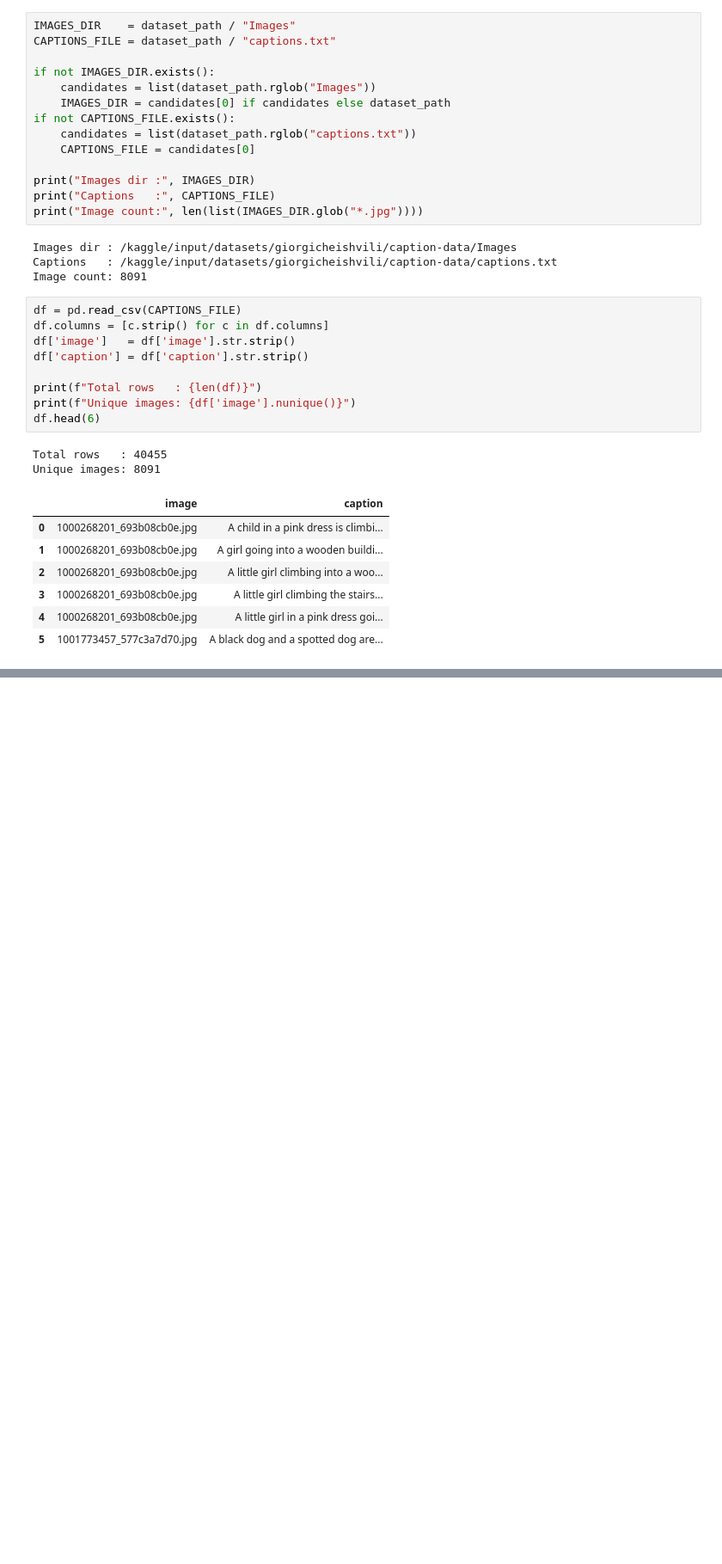
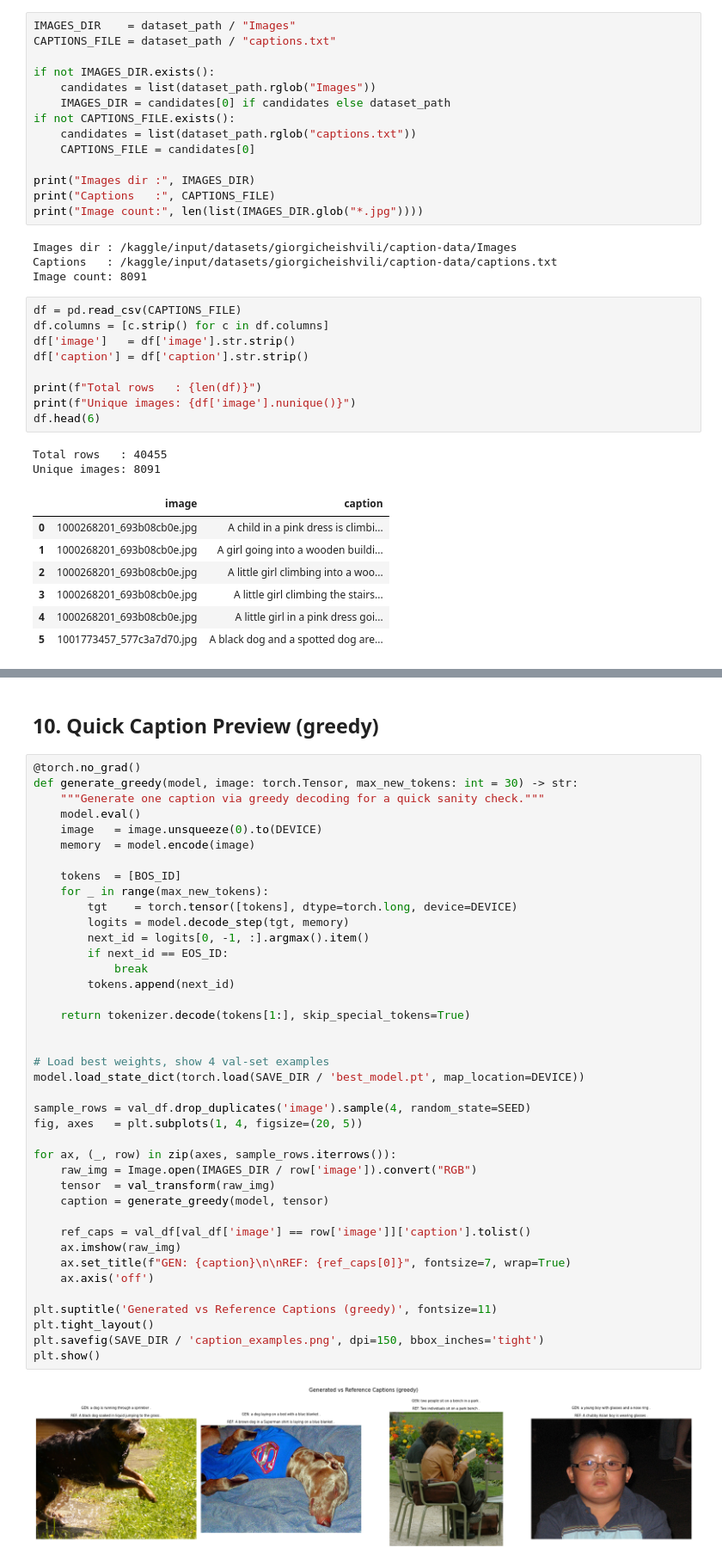
Before and after one commit to Reperi-toxi/Image-captioning, a Jupyter notebook: data-and-train.ipynb, the cells around one changed output, grey strips where cells are left out. Shown at 86% size. Drawn from its saved outputs; the diff is of its cells as text; blank space fills up the shorter version.

```diff
--- a/data-and-train.ipynb
+++ b/data-and-train.ipynb
@@ -720,0 +756,44 @@ All artifacts saved to: /kaggle/working
+# %% [markdown]
+## 10. Quick Caption Preview (greedy)
+# %%
+@torch.no_grad()
+def generate_greedy(model, image: torch.Tensor, max_new_tokens: int = 30) -> str:
+    """Generate one caption via greedy decoding for a quick sanity check."""
+    model.eval()
+    image   = image.unsqueeze(0).to(DEVICE)
+    memory  = model.encode(image)
+
+    tokens  = [BOS_ID]
+    for _ in range(max_new_tokens):
+        tgt    = torch.tensor([tokens], dtype=torch.long, device=DEVICE)
+        logits = model.decode_step(tgt, memory)
+        next_id = logits[0, -1, :].argmax().item()
+        if next_id == EOS_ID:
+            break
+        tokens.append(next_id)
+
+    return tokenizer.decode(tokens[1:], skip_special_tokens=True)
+
+
+# Load best weights, show 4 val-set examples
+model.load_state_dict(torch.load(SAVE_DIR / 'best_model.pt', map_location=DEVICE))
+
+sample_rows = val_df.drop_duplicates('image').sample(4, random_state=SEED)
+fig, axes   = plt.subplots(1, 4, figsize=(20, 5))
+
+for ax, (_, row) in zip(axes, sample_rows.iterrows()):
+    raw_img = Image.open(IMAGES_DIR / row['image']).convert("RGB")
+    tensor  = val_transform(raw_img)
+    caption = generate_greedy(model, tensor)
+
+    ref_caps = val_df[val_df['image'] == row['image']]['caption'].tolist()
+    ax.imshow(raw_img)
+    ax.set_title(f"GEN: {caption}\n\nREF: {ref_caps[0]}", fontsize=7, wrap=True)
+    ax.axis('off')
+
+plt.suptitle('Generated vs Reference Captions (greedy)', fontsize=11)
+plt.tight_layout()
+plt.savefig(SAVE_DIR / 'caption_examples.png', dpi=150, bbox_inches='tight')
+plt.show()
+# %% [output]
+[figure, added]
```
Also changed, not shown: parts of 57 cells of this notebook.
